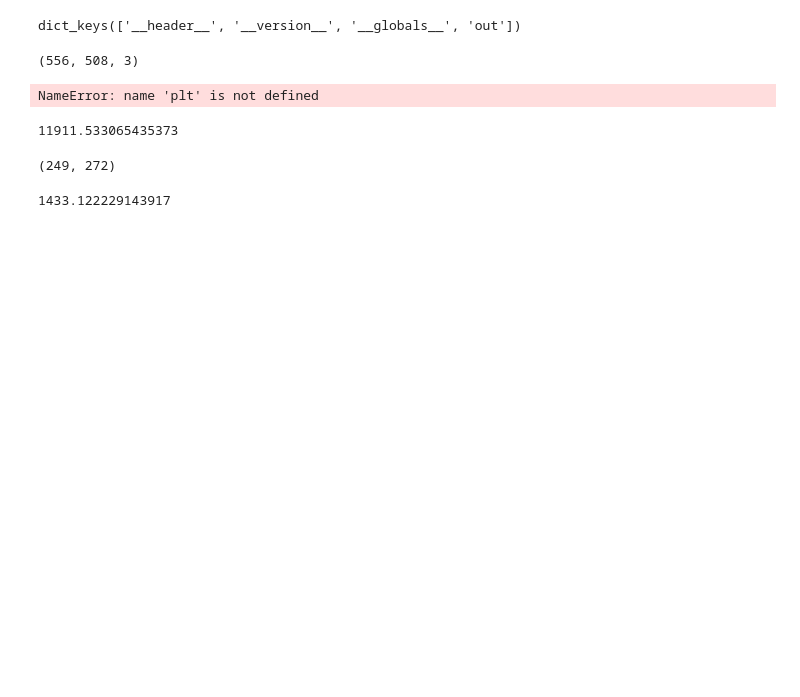
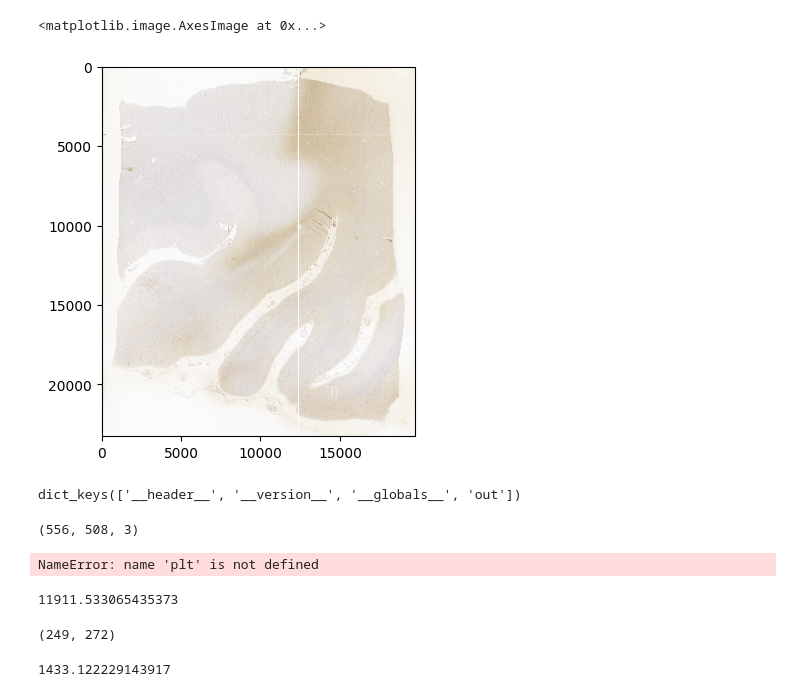
Before and after one commit to bench-mcw/Ki-67, a Jupyter notebook: i2ialigner.ipynb, the cells around one changed output. Drawn from its saved outputs; the diff is of its cells as text; code cells hidden in the pictures; blank space fills up the shorter version.

```diff
--- a/i2ialigner.ipynb
+++ b/i2ialigner.ipynb
@@ -95,3 +163,8 @@ for tile, coord in tqdm.tqdm(get_rgb_tiles.get_rgb_tiles(image, tile_list)):
+# %%
+plt.imshow(sox_down10_image)
+# %% [output]
+<matplotlib.image.AxesImage at 0x...>
+[figure, added]
 # %%
 data = np.load('/Volumes/Siren/Brain_data/1.PatientDirectory/225/Histology/Processed/S19_Large/SOX2/i2m.npz')
 # %%
```
Also changed, not shown: parts of 4 cells of this notebook.
